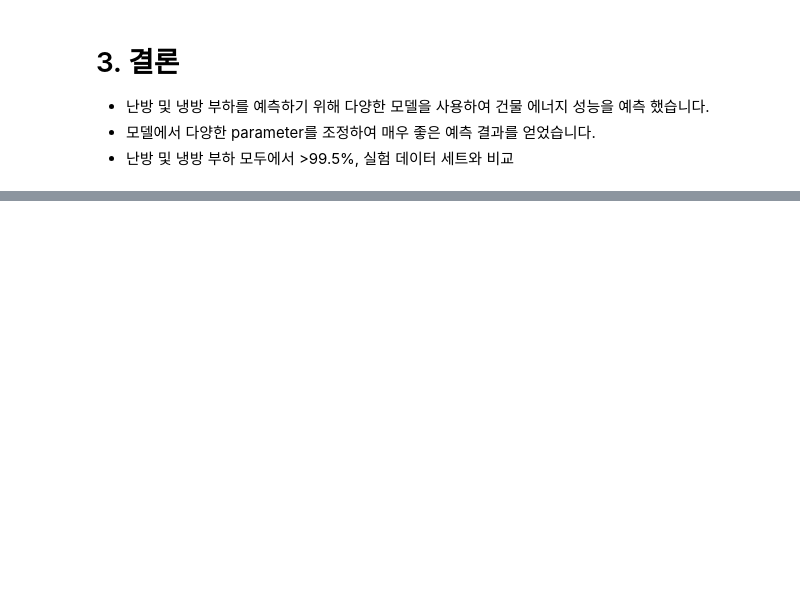
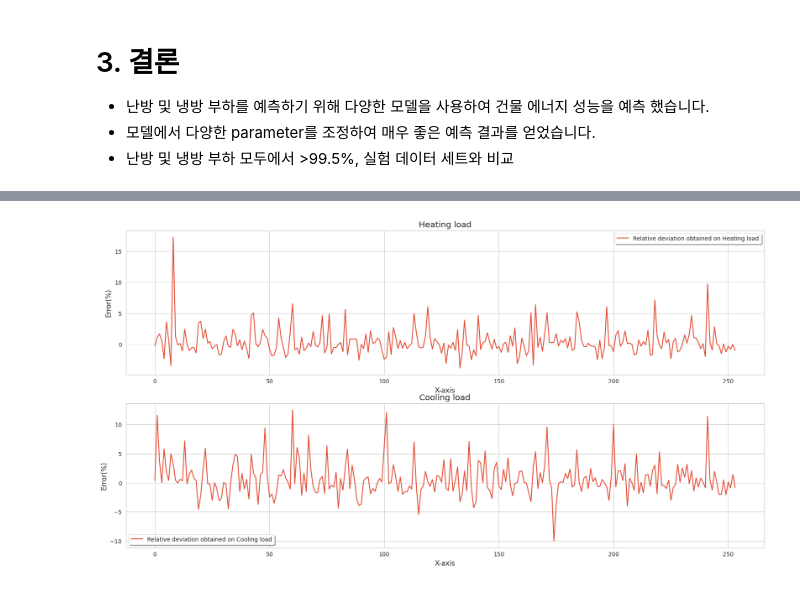
Before and after one commit to kgpark88/ai-summary, a Jupyter notebook: energy_efficiency_modeling.ipynb, the cells around one changed output, grey strips where cells are left out. Saved outputs shown, nothing was run; the diff lists cells and outputs as text; code cells hidden in the pictures; blank space fills up the shorter version.

```diff
--- a/energy_efficiency_modeling.ipynb
+++ b/energy_efficiency_modeling.ipynb
@@ -351,21 +381,22 @@ print(f"Best Hyperparameters::\n {gs_CBR.best_params_}")
 # %% [markdown]
 # 모델 성능 Summary
 # %%
-Acc1 = pd.DataFrame(index=None, columns=['model','train_Heating','test_Heating',
-                                         'train_Cooling','test_Cooling'])
+accuracy = pd.DataFrame(index=None, columns=['model',
+                                        'train_Heating','test_Heating',
+                                        'train_Cooling','test_Cooling'])
 # %%
 regressors = [
     [
         "DecisionTreeRegressor",
         DecisionTreeRegressor(
-            criterion="squared_error",max_depth=6,max_leaf_nodes=31,
-            min_samples_leaf=5,min_samples_split=17,
+            criterion='squared_error', max_depth=6, max_leaf_nodes=31,
+            min_samples_leaf=5, min_samples_split=17
         ),
     ],
     [
         "RandomForestRegressor",
         RandomForestRegressor(
-            n_estimators=350, max_features=1, max_depth=90, bootstrap=True
+            max_depth=85, max_features=1, n_estimators=350
         ),
     ],
     [
@@ -373,6 +404,7 @@ regressors = [
         GradientBoostingRegressor(
             learning_rate=0.1, n_estimators=250, max_depth=5,
             min_samples_split=2, min_samples_leaf=3, subsample=1.0,
+
         ),
     ],
     [
@@ -396,7 +428,7 @@ for r in regressors:
     actr2 = r2_score(y2_train, model.predict(X_train))
     acte2 = r2_score(y2_test, model.predict(X_test))
 
-    Acc1 = Acc1.append(pd.Series({'model':name, 'train_Heating':actr1,
+    accuracy = accuracy.append(pd.Series({'model':name, 'train_Heating':actr1,
                                   'test_Heating':acte1,'train_Cooling':actr2,
                                   'test_Cooling':acte2}),ignore_index=True )
-Acc1.sort_values(by='test_Cooling')
+accuracy.sort_values(by='test_Cooling')
@@ -406,14 +461,14 @@ Acc1.sort_values(by='test_Cooling')
 - 모델에서 다양한 parameter를 조정하여 매우 좋은 예측 결과를 얻었습니다.
 - 난방 및 냉방 부하 모두에서 >99.5%, 실험 데이터 세트와 비교
 # %%
-model = CatBoostRegressor(border_count=5, depth=10, iterations=10000,
+best_model = CatBoostRegressor(border_count=5, depth=10, iterations=10000,
                           learning_rate=0.02, random_state=42)
-model.fit(X_train,y1_train)
-actr1 = r2_score(y1_train, model.predict(X_train))
-acte1 = r2_score(y1_test, model.predict(X_test))
-y1_pred = model.predict(X_test)
+best_model.fit(X_train,y1_train)
+actr1 = r2_score(y1_train, best_model.predict(X_train))
+acte1 = r2_score(y1_test, best_model.predict(X_test))
+y1_pred = best_model.predict(X_test)
 
-model.fit(X_train,y2_train)
-actr2 = r2_score(y2_train, model.predict(X_train))
-acte2 = r2_score(y2_test, model.predict(X_test))
-y2_pred = model.predict(X_test)
+best_model.fit(X_train,y2_train)
+actr2 = r2_score(y2_train, best_model.predict(X_train))
+acte2 = r2_score(y2_test, best_model.predict(X_test))
+y2_pred = best_model.predict(X_test)
@@ -447,27 +533,24 @@ plt.show()
 # %%
-def calculate_error_rate(y1_test, y1_pred):
-    error_rate=[]
-    for i in range(len(y1_pred)):
-        error_rate.append((y1_pred[i] - y1_test.values[i])/y1_test.values[i]*100)
-    return error_rate
-
 x_ax = range(len(y1_test))
 plt.figure(figsize=(20,10))
 plt.subplot(2,1,1)
 plt.plot(x_ax, calculate_error_rate(y1_test, y1_pred),
          label="Relative deviation obtained on Heating load")
 plt.title("Heating load")
 plt.xlabel('X-axis')
 plt.ylabel('Error(%)')
 plt.legend(loc='best',fancybox=True, shadow=True)
 plt.grid(True)
 
 plt.subplot(2,1,2)
-plt.plot(x_ax, erros(y2_test, y2_pred), label="Relative deviation obtained on Cooling load")
+plt.plot(x_ax, calculate_error_rate(y2_test, y2_pred),
+         label="Relative deviation obtained on Cooling load")
 plt.title("Cooling load")
 plt.xlabel('X-axis')
 plt.ylabel('Error(%)')
 plt.legend(loc='best',fancybox=True, shadow=True)
 plt.grid(True)
 
 plt.show()
+# %% [output]
+[figure, added]
```
Also changed, not shown: parts of 11 cells of this notebook.
